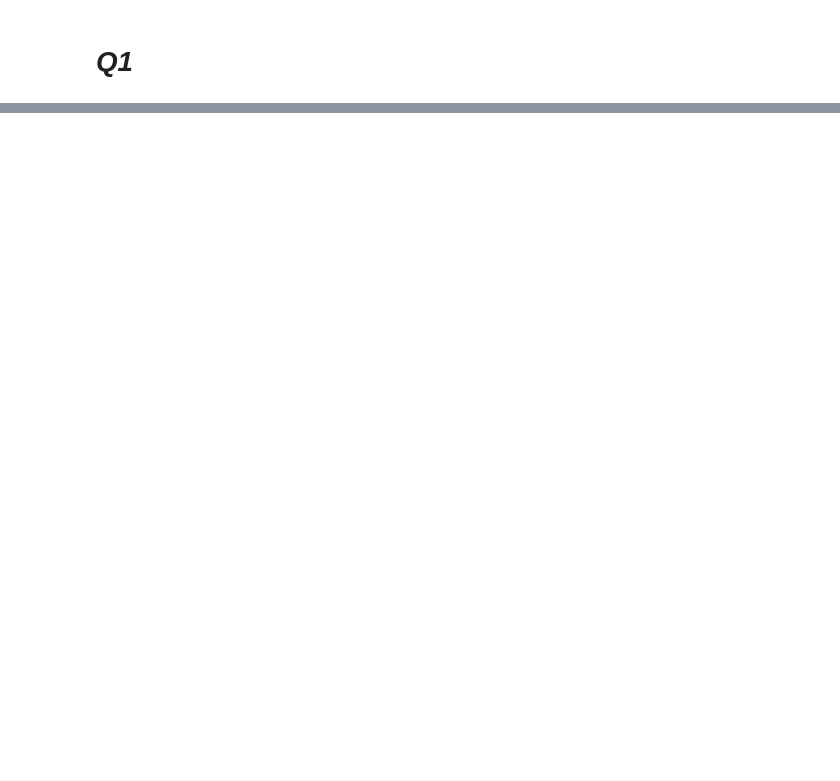
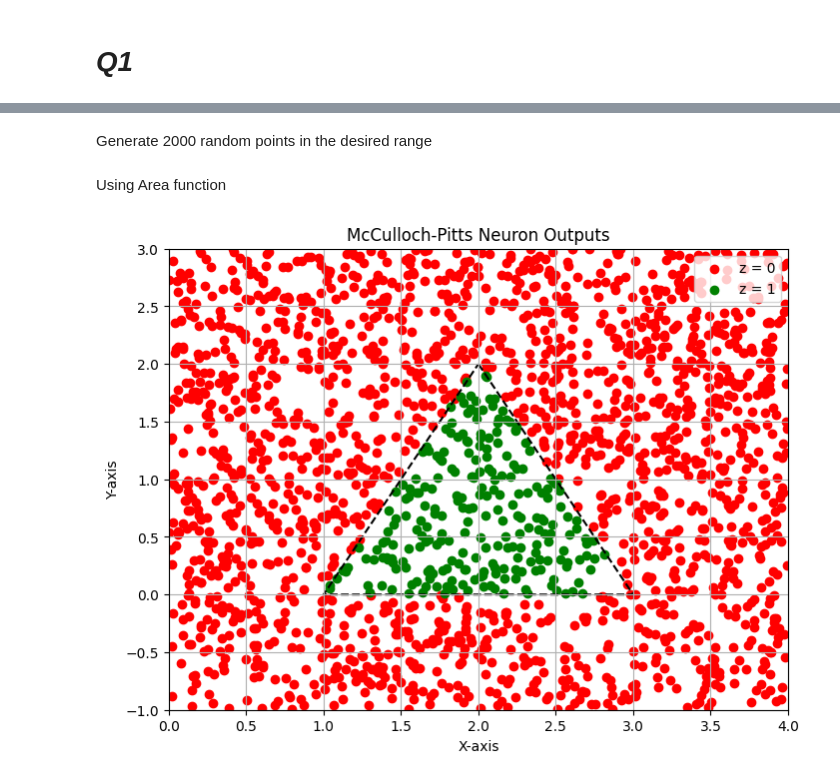
Before and after one commit to mohadesehsotoudehnia/AI-home-works, a Jupyter notebook: miniProject2 / MP2_Part1.ipynb, the cells around one changed output, grey strips where cells are left out. Saved outputs shown, nothing was run; the diff lists cells and outputs as text; code cells hidden in the pictures; blank space fills up the shorter version.

```diff
--- a/miniProject2 / MP2_Part1.ipynb
+++ b/miniProject2 / MP2_Part1.ipynb
@@ -86,0 +46,8 @@ plt.show()
+# %% [markdown]
+Generate 2000 random points in the desired range
+# %%
+num_points = 2000
+x_values = np.random.uniform(0, 4, num_points)
+y_values = np.random.uniform(-1, 3, num_points)
+# %% [markdown]
+Using Area function
@@ -86,0 +72,23 @@ plt.show()
+# %%
+# Plotting
+plt.figure(figsize=(8, 6))
+plt.scatter(red_x, red_y, color='red', label='z = 0')
+plt.scatter(green_x, green_y, color='green', label='z = 1')
+plt.xlabel('X-axis')
+plt.ylabel('Y-axis')
+plt.title('McCulloch-Pitts Neuron Outputs')
+
+# Drawing the sides of triangle ABC
+A, B, C = (2, 2), (3, 0), (1, 0)
+triangle = plt.Polygon([A, B, C], fill=False, edgecolor='black', linestyle='--', linewidth=1.5)
+plt.gca().add_patch(triangle)
+
+# Axis range
+plt.xlim(0, 4)
+plt.ylim(-1, 3)
+plt.grid(True)
+plt.legend(loc='upper right')
+plt.savefig('triangle_output.png', bbox_inches='tight')
+plt.show()
+# %% [output]
+[figure, added]
```
Also changed, not shown: parts of 7 cells of this notebook.
